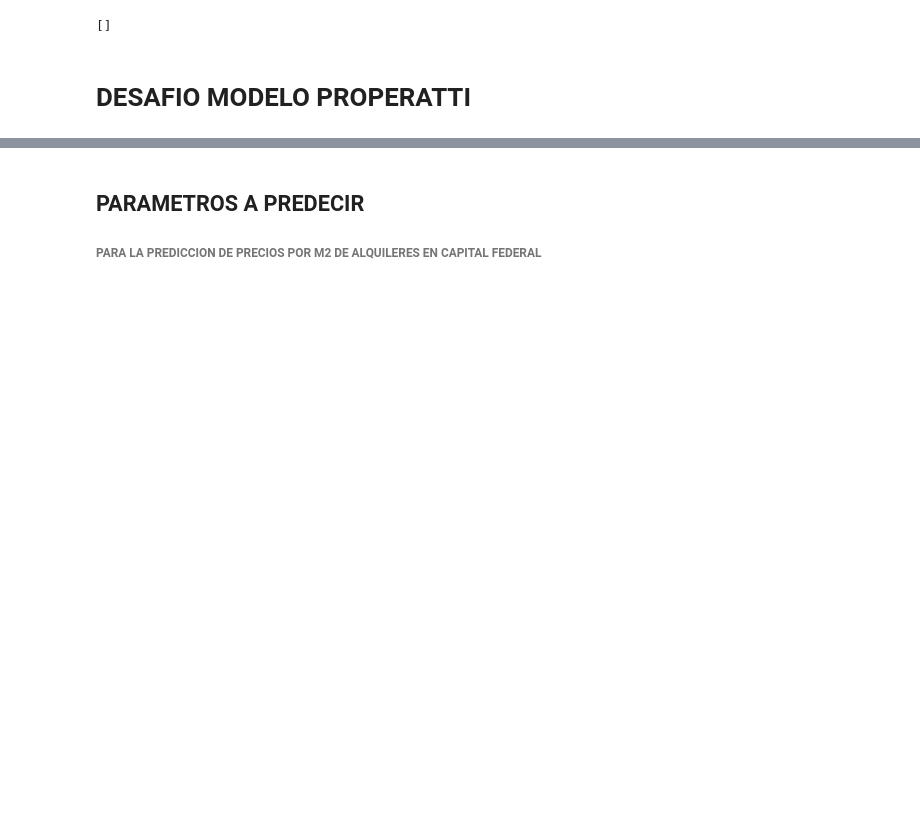
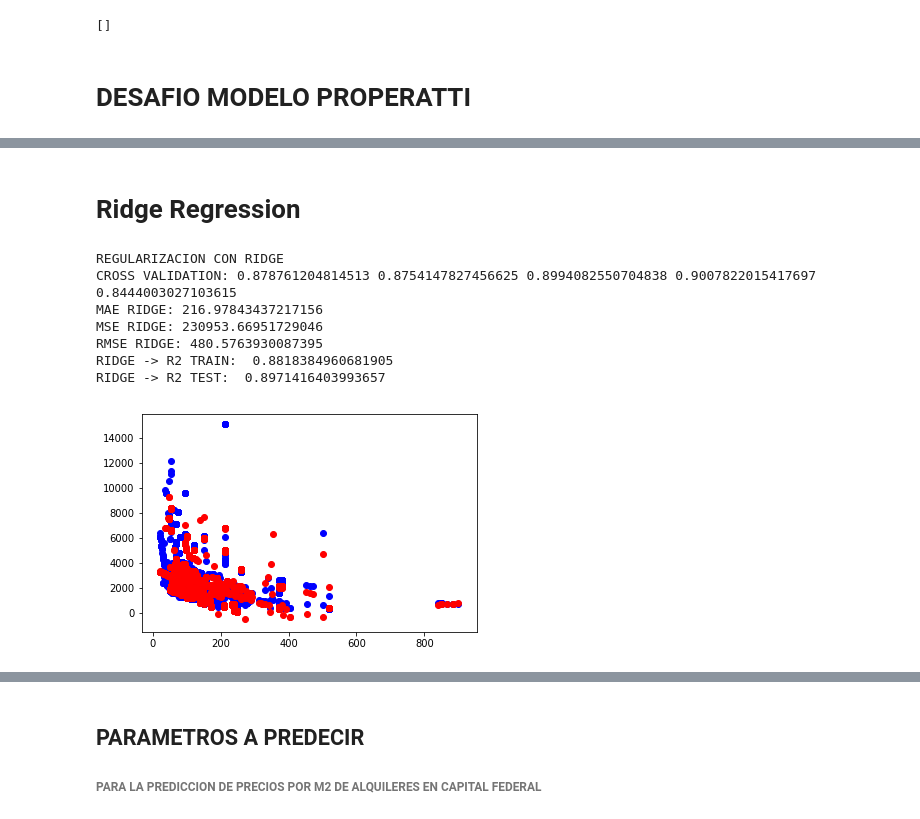
Before and after one commit to dh-Grupo6/modelo-properatti, a Jupyter notebook: ipynb/Desafio_Modelo_Properatti.ipynb, the cells around one changed output, grey strips where cells are left out. Cells and saved outputs as stored; diff of their text form; code cells hidden in the pictures; blank space fills up the shorter version.

Commit message:
agrego ridge y lasso

```diff
--- a/ipynb/Desafio_Modelo_Properatti.ipynb
+++ b/ipynb/Desafio_Modelo_Properatti.ipynb
@@ -50,0 +44,13 @@ EL R2 TEST ES DE:  -3.2914350306669204
+# %% [markdown]
+#  Ridge Regression
+# %%
+modelo_ridge = utl.modelo_ridge_cross_validation(modeloMatriz)
+# %% [output]
+REGULARIZACION CON RIDGE
+CROSS VALIDATION: 0.878761204814513 0.8754147827456625 0.8994082550704838 0.9007822015417697 0.8444003027103615
+MAE RIDGE: 216.97843437217156
+MSE RIDGE: 230953.66951729046
+RMSE RIDGE: 480.5763930087395
+RIDGE -> R2 TRAIN:  0.8818384960681905
+RIDGE -> R2 TEST:  0.8971416403993657
+[figure, added]
```
Also changed, not shown: parts of 12 cells of this notebook, 1 other file.
